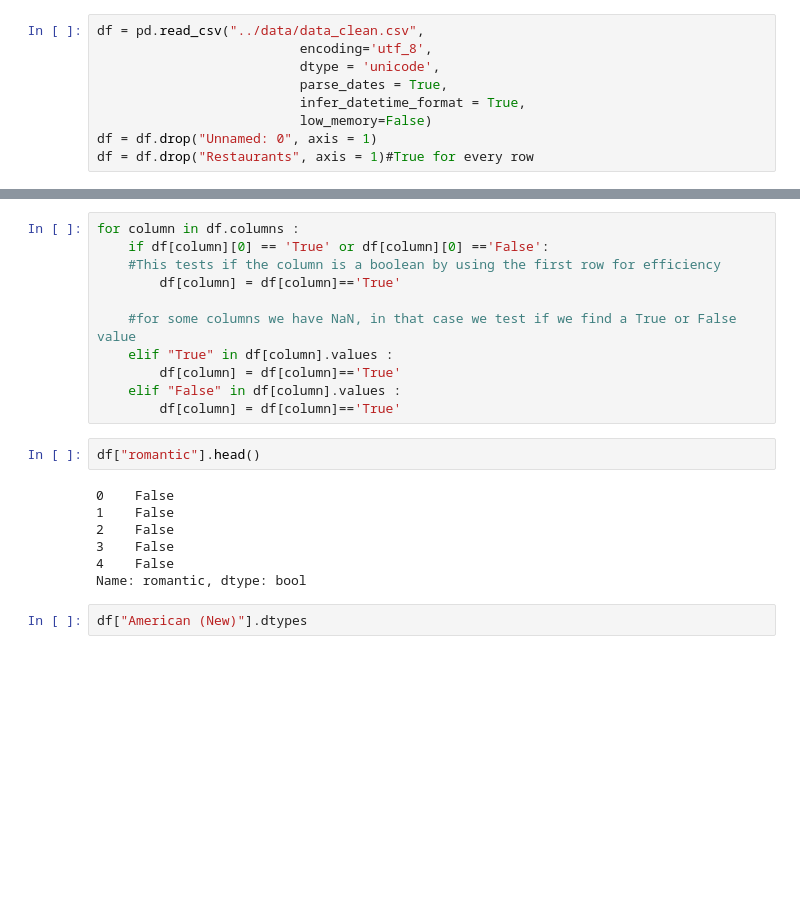
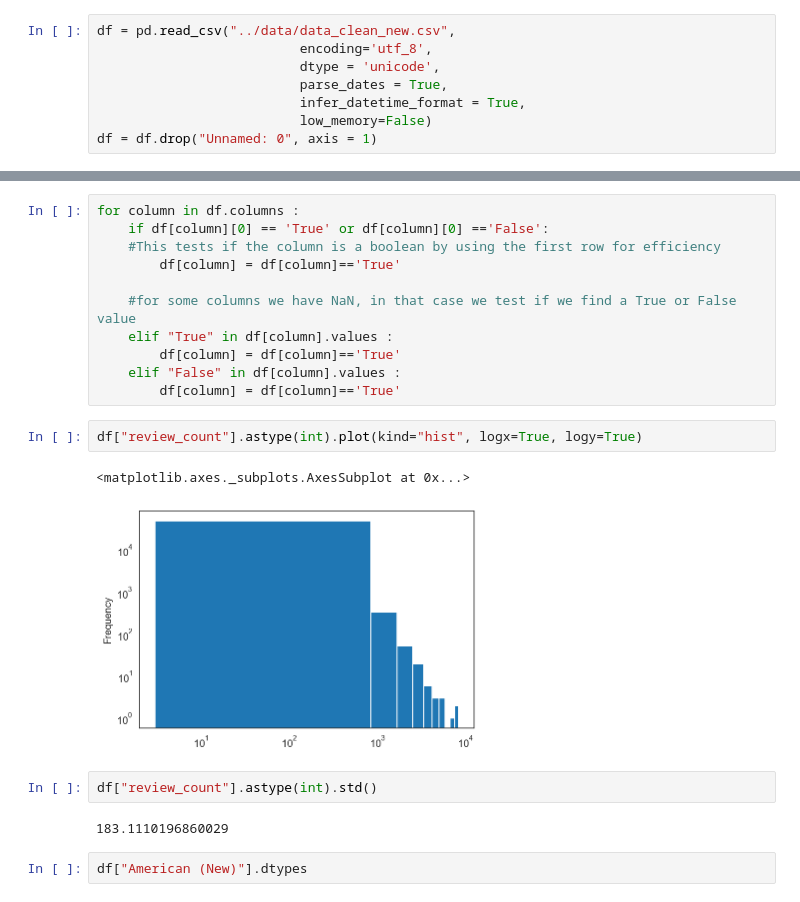
Before and after one commit to DLaux/DMML-Project, a Jupyter notebook: code/EDA.ipynb, the cells around one changed output, grey strips where cells are left out. Saved outputs shown, nothing was run; the diff lists cells and outputs as text; blank space fills up the shorter version.

```diff
--- a/code/EDA.ipynb
+++ b/code/EDA.ipynb
@@ -25,14 +25,13 @@ sns.set_style('white')
 %matplotlib inline
 %config InlineBackend.figure_format = 'retina'
 # %%
-df = pd.read_csv("../data/data_clean.csv",
+df = pd.read_csv("../data/data_clean_new.csv",
                           encoding='utf_8',
                           dtype = 'unicode',
                           parse_dates = True,
                           infer_datetime_format = True,
                           low_memory=False)
 df = df.drop("Unnamed: 0", axis = 1)
-df = df.drop("Restaurants", axis = 1)#True for every row
 # %% [markdown]
 We need to convert all the type of cuisines to booleans since they are stored as string for now.
 # %%
@@ -46,15 +45,15 @@ for column in df.columns :
         df[column] = df[column]=='True'
     elif "False" in df[column].values :
         df[column] = df[column]=='True'
-# %%
-df["romantic"].head()
-# %% [output]
-0    False
-1    False
-2    False
-3    False
-4    False
-Name: romantic, dtype: bool
+# %%
+df["review_count"].astype(int).plot(kind="hist", logx=True, logy=True)
+# %% [output]
+<matplotlib.axes._subplots.AxesSubplot at 0x...>
+[figure, added]
+# %%
+df["review_count"].astype(int).std()
+# %% [output]
+183.1110196860029
 # %%
 df["American (New)"].dtypes
 # %% [output]
```
Also changed, not shown: 1 other file.
